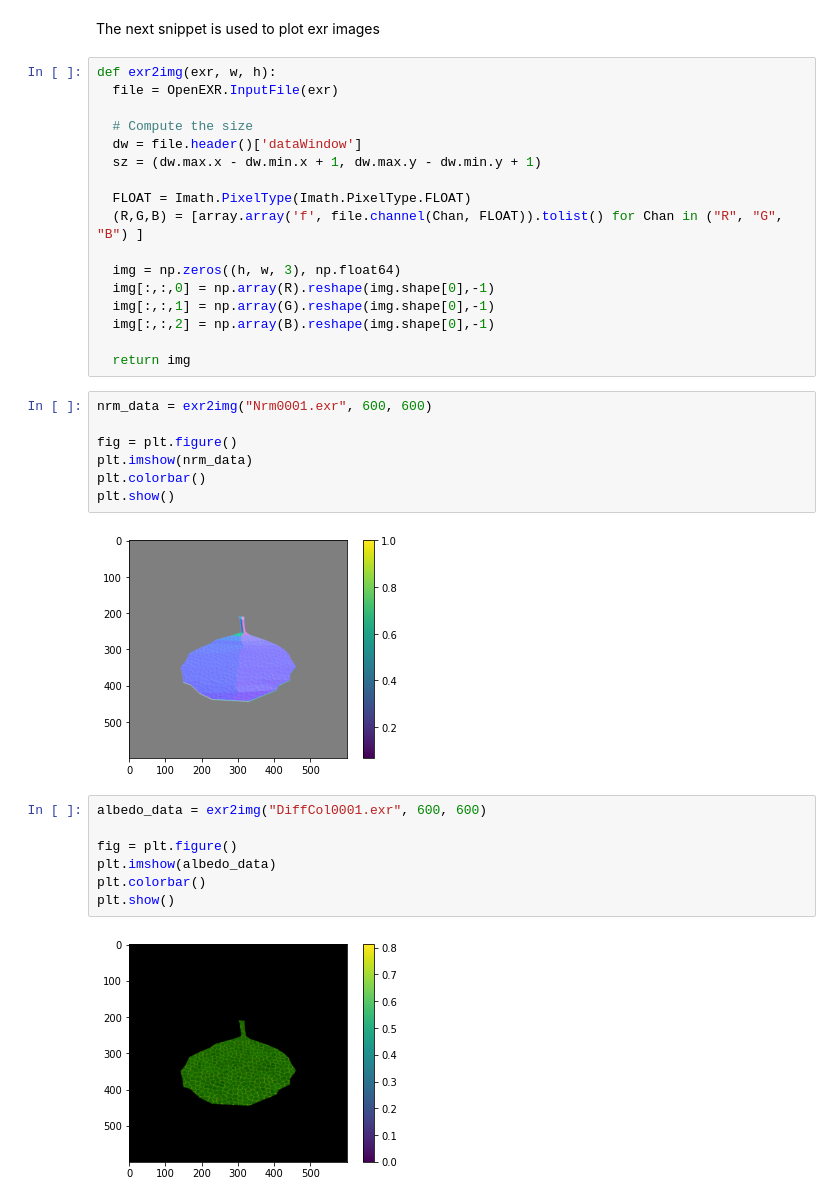
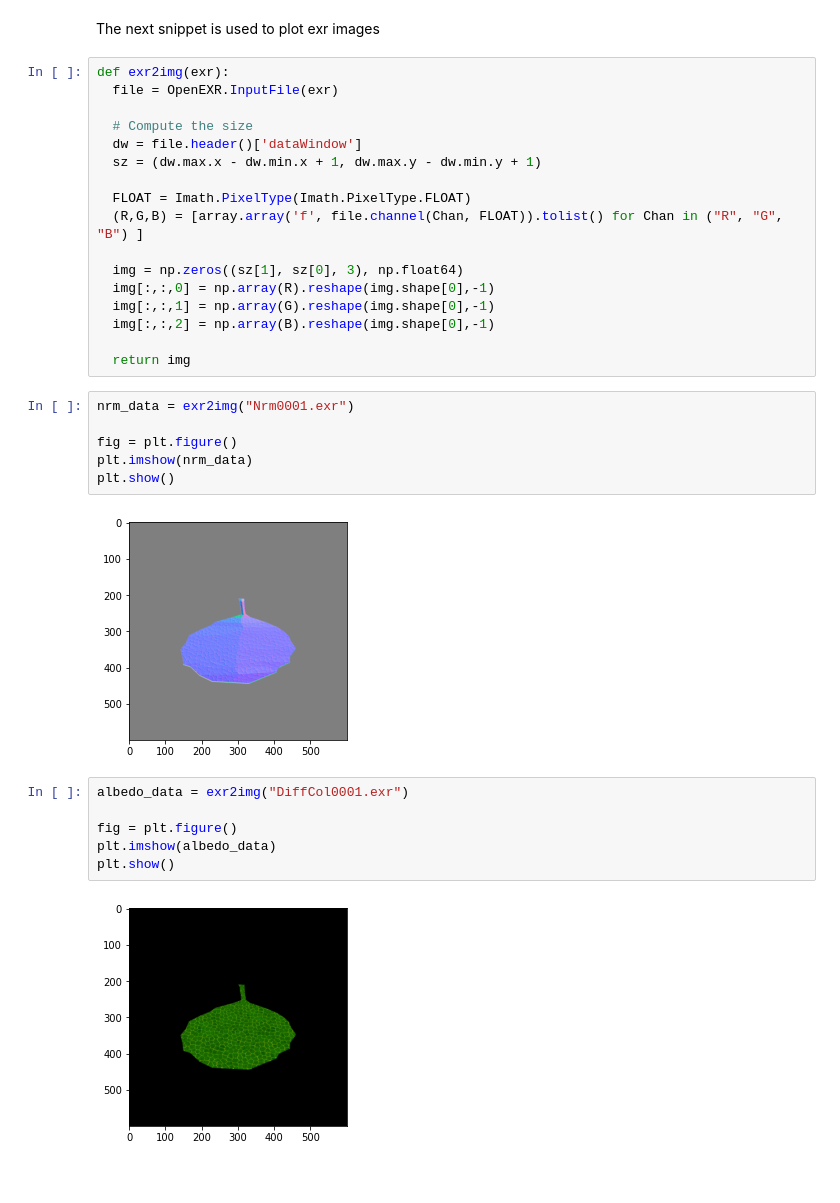
Before and after one commit to onorabil/blenderRenderer, a Jupyter notebook: PreviewData.ipynb, the cells around one changed output. Drawn from its saved outputs; the diff is of its cells as text.

```diff
--- a/PreviewData.ipynb
+++ b/PreviewData.ipynb
@@ -100,7 +100,7 @@ for data in flow_data:
 # %% [markdown]
 The next snippet is used to plot exr images
 # %%
-def exr2img(exr, w, h):
+def exr2img(exr):
   file = OpenEXR.InputFile(exr)
 
   # Compute the size
@@ -110,27 +110,25 @@ def exr2img(exr, w, h):
   FLOAT = Imath.PixelType(Imath.PixelType.FLOAT)
   (R,G,B) = [array.array('f', file.channel(Chan, FLOAT)).tolist() for Chan in ("R", "G", "B") ]
 
-  img = np.zeros((h, w, 3), np.float64)
+  img = np.zeros((sz[1], sz[0], 3), np.float64)
   img[:,:,0] = np.array(R).reshape(img.shape[0],-1)
   img[:,:,1] = np.array(G).reshape(img.shape[0],-1)
   img[:,:,2] = np.array(B).reshape(img.shape[0],-1)
 
   return img
 # %%
-nrm_data = exr2img("Nrm0001.exr", 600, 600)
+nrm_data = exr2img("Nrm0001.exr")
 
 fig = plt.figure()
 plt.imshow(nrm_data)
-plt.colorbar()
 plt.show()
 # %% [output]
-[figure, old version]
+[figure, new version]
 # %%
-albedo_data = exr2img("DiffCol0001.exr", 600, 600)
+albedo_data = exr2img("DiffCol0001.exr")
 
 fig = plt.figure()
 plt.imshow(albedo_data)
-plt.colorbar()
 plt.show()
 # %% [output]
-[figure, old version]
+[figure, new version]
```
Also changed, not shown: parts of 2 cells of this notebook.
